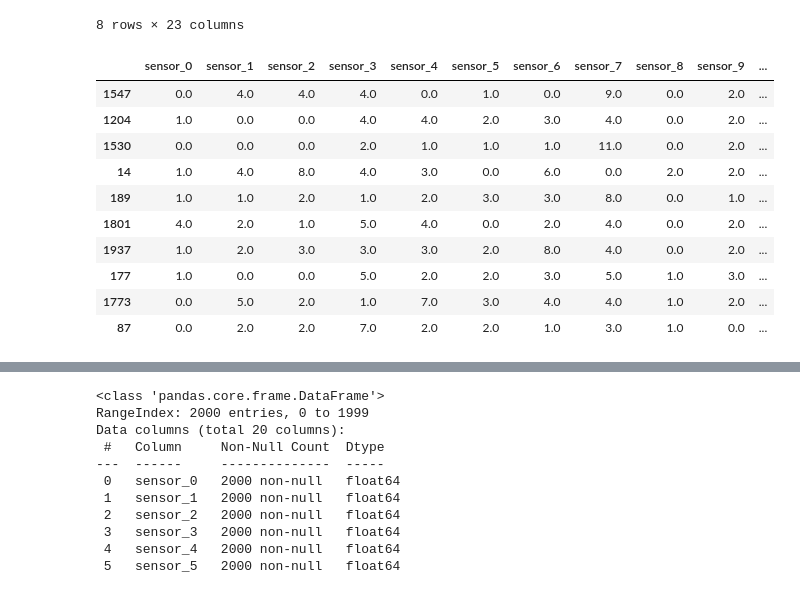
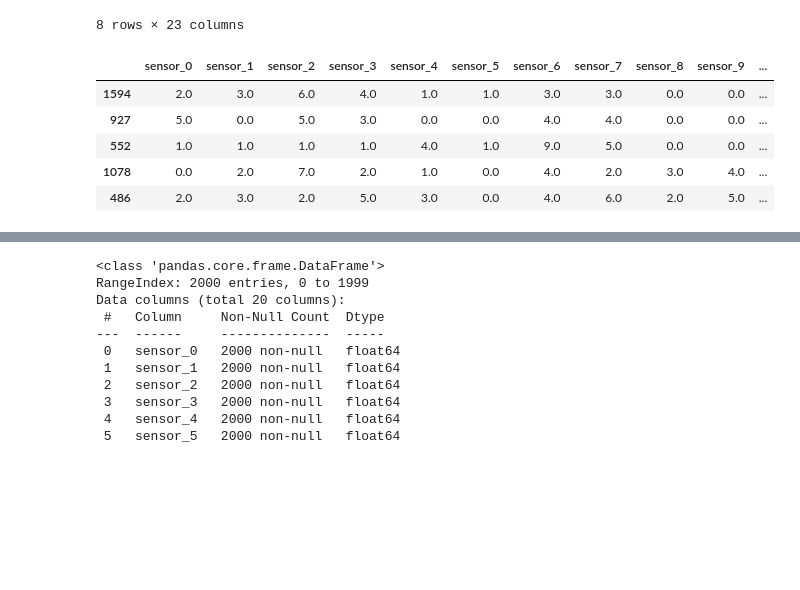
Before and after one commit to DeeptiChincholi/Smart_Irrigation_AICTE_Shell, a Jupyter notebook: Irrigation_System.ipynb, the cells around one changed output, grey strips where cells are left out. Drawn from its saved outputs; the diff is of its cells as text; code cells hidden in the pictures; blank space fills up the shorter version.

```diff
--- a/Irrigation_System.ipynb
+++ b/Irrigation_System.ipynb
@@ -88,19 +91,14 @@ X = df.iloc[:, 0:20]   # This gives you columns 0 to 19 (sensor_0 to sensor_19)
 
 y = df.iloc[:, 20:]
 # %%
-X.sample(10)
+X.sample(5)
 # %% [output]
 |  | sensor_0 | sensor_1 | sensor_2 | sensor_3 | sensor_4 | sensor_5 | sensor_6 | sensor_7 | sensor_8 | sensor_9 | ... |
-| 1547 | 0.0 | 4.0 | 4.0 | 4.0 | 0.0 | 1.0 | 0.0 | 9.0 | 0.0 | 2.0 | ... |
-| 1204 | 1.0 | 0.0 | 0.0 | 4.0 | 4.0 | 2.0 | 3.0 | 4.0 | 0.0 | 2.0 | ... |
-| 1530 | 0.0 | 0.0 | 0.0 | 2.0 | 1.0 | 1.0 | 1.0 | 11.0 | 0.0 | 2.0 | ... |
-| 14 | 1.0 | 4.0 | 8.0 | 4.0 | 3.0 | 0.0 | 6.0 | 0.0 | 2.0 | 2.0 | ... |
-| 189 | 1.0 | 1.0 | 2.0 | 1.0 | 2.0 | 3.0 | 3.0 | 8.0 | 0.0 | 1.0 | ... |
-| 1801 | 4.0 | 2.0 | 1.0 | 5.0 | 4.0 | 0.0 | 2.0 | 4.0 | 0.0 | 2.0 | ... |
-| 1937 | 1.0 | 2.0 | 3.0 | 3.0 | 3.0 | 2.0 | 8.0 | 4.0 | 0.0 | 2.0 | ... |
-| 177 | 1.0 | 0.0 | 0.0 | 5.0 | 2.0 | 2.0 | 3.0 | 5.0 | 1.0 | 3.0 | ... |
-| 1773 | 0.0 | 5.0 | 2.0 | 1.0 | 7.0 | 3.0 | 4.0 | 4.0 | 1.0 | 2.0 | ... |
-| 87 | 0.0 | 2.0 | 2.0 | 7.0 | 2.0 | 2.0 | 1.0 | 3.0 | 1.0 | 0.0 | ... |
+| 1594 | 2.0 | 3.0 | 6.0 | 4.0 | 1.0 | 1.0 | 3.0 | 3.0 | 0.0 | 0.0 | ... |
+| 927 | 5.0 | 0.0 | 5.0 | 3.0 | 0.0 | 0.0 | 4.0 | 4.0 | 0.0 | 0.0 | ... |
+| 552 | 1.0 | 1.0 | 1.0 | 1.0 | 4.0 | 1.0 | 9.0 | 5.0 | 0.0 | 0.0 | ... |
+| 1078 | 0.0 | 2.0 | 7.0 | 2.0 | 1.0 | 0.0 | 4.0 | 2.0 | 3.0 | 4.0 | ... |
+| 486 | 2.0 | 3.0 | 2.0 | 5.0 | 3.0 | 0.0 | 4.0 | 6.0 | 2.0 | 5.0 | ... |
 # %%
 y.sample(10)
 # %% [output]
```
Also changed, not shown: parts of 13 cells of this notebook, 1 other file.
